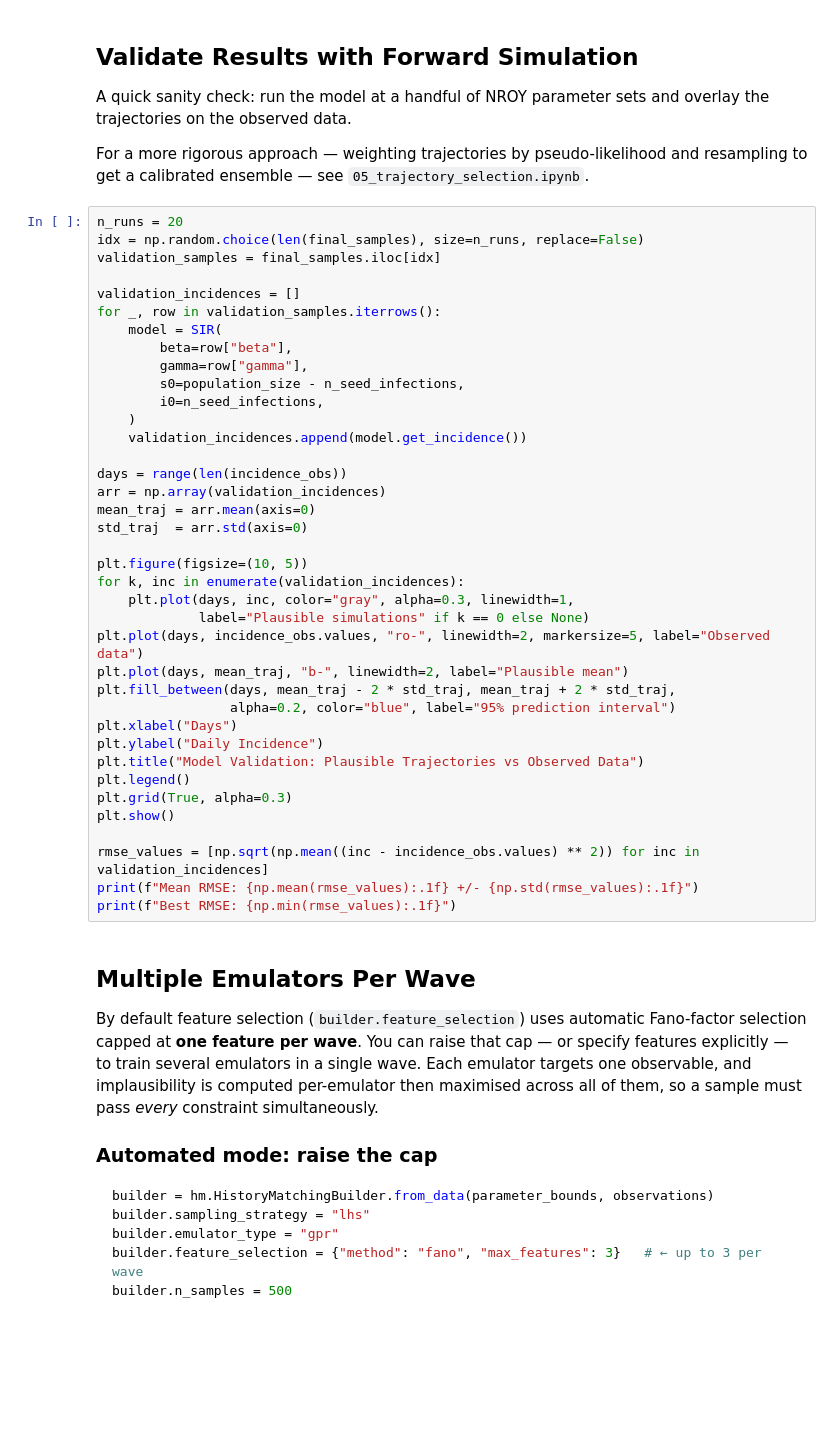
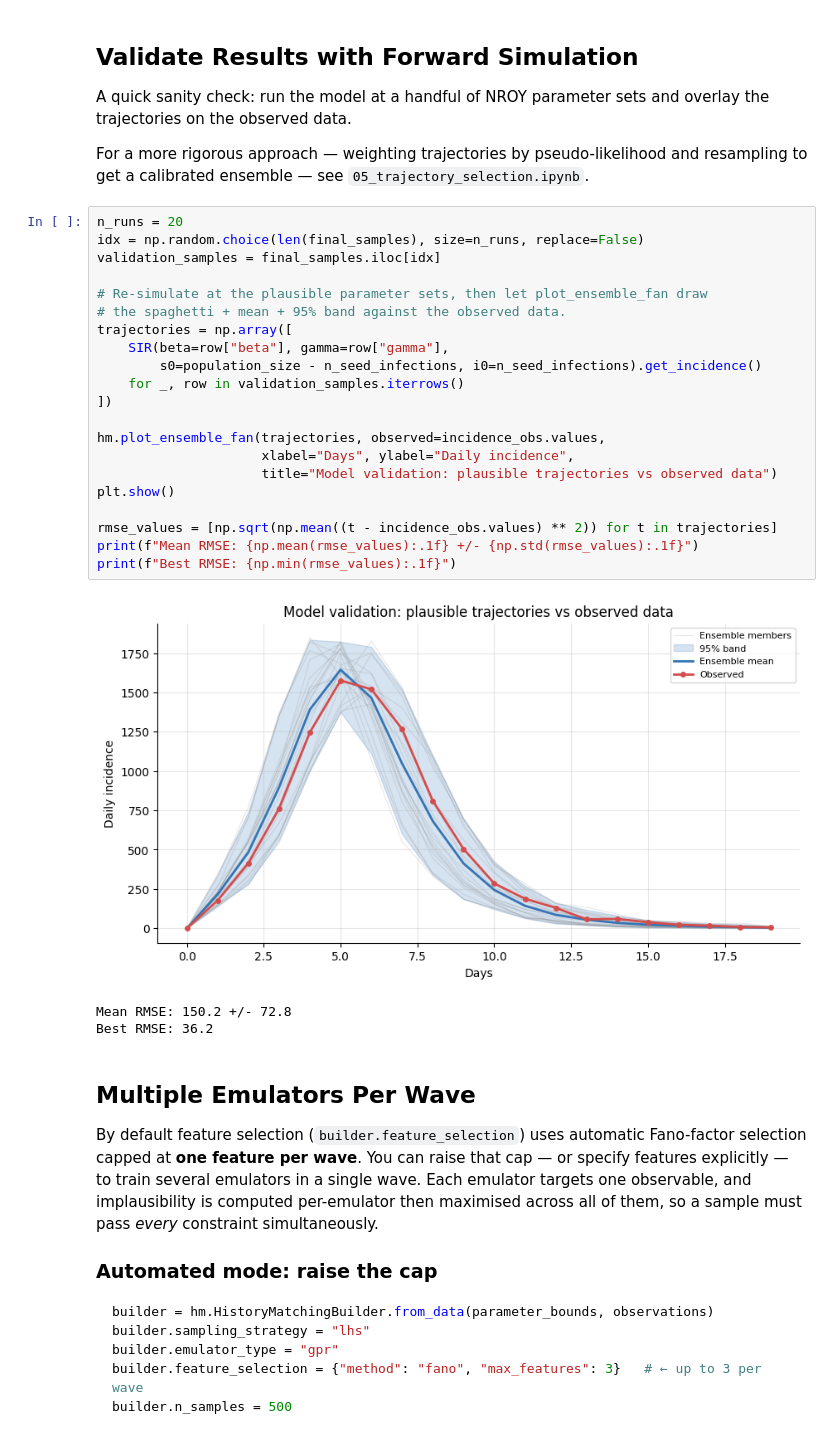
Before and after one commit to InstituteforDiseaseModeling/historymatching, a Jupyter notebook: docs/tutorials/01_basic_workflow.ipynb, the cells around one changed output. Saved outputs shown, nothing was run; the diff lists cells and outputs as text; blank space fills up the shorter version.

```diff
--- a/docs/tutorials/01_basic_workflow.ipynb
+++ b/docs/tutorials/01_basic_workflow.ipynb
@@ -236,41 +274,28 @@ resampling to get a calibrated ensemble — see `05_trajectory_selection.ipynb`.
 # %%
 n_runs = 20
 idx = np.random.choice(len(final_samples), size=n_runs, replace=False)
 validation_samples = final_samples.iloc[idx]
 
-validation_incidences = []
-for _, row in validation_samples.iterrows():
-    model = SIR(
-        beta=row["beta"],
-        gamma=row["gamma"],
-        s0=population_size - n_seed_infections,
-        i0=n_seed_infections,
-    )
-    validation_incidences.append(model.get_incidence())
+# Re-simulate at the plausible parameter sets, then let plot_ensemble_fan draw
+# the spaghetti + mean + 95% band against the observed data.
+trajectories = np.array([
+    SIR(beta=row["beta"], gamma=row["gamma"],
+        s0=population_size - n_seed_infections, i0=n_seed_infections).get_incidence()
+    for _, row in validation_samples.iterrows()
+])
 
-days = range(len(incidence_obs))
-arr = np.array(validation_incidences)
-mean_traj = arr.mean(axis=0)
-std_traj  = arr.std(axis=0)
-
-plt.figure(figsize=(10, 5))
-for k, inc in enumerate(validation_incidences):
-    plt.plot(days, inc, color="gray", alpha=0.3, linewidth=1,
-             label="Plausible simulations" if k == 0 else None)
-plt.plot(days, incidence_obs.values, "ro-", linewidth=2, markersize=5, label="Observed data")
-plt.plot(days, mean_traj, "b-", linewidth=2, label="Plausible mean")
-plt.fill_between(days, mean_traj - 2 * std_traj, mean_traj + 2 * std_traj,
-                 alpha=0.2, color="blue", label="95% prediction interval")
-plt.xlabel("Days")
-plt.ylabel("Daily Incidence")
-plt.title("Model Validation: Plausible Trajectories vs Observed Data")
-plt.legend()
-plt.grid(True, alpha=0.3)
+hm.plot_ensemble_fan(trajectories, observed=incidence_obs.values,
+                     xlabel="Days", ylabel="Daily incidence",
+                     title="Model validation: plausible trajectories vs observed data")
 plt.show()
 
-rmse_values = [np.sqrt(np.mean((inc - incidence_obs.values) ** 2)) for inc in validation_incidences]
+rmse_values = [np.sqrt(np.mean((t - incidence_obs.values) ** 2)) for t in trajectories]
 print(f"Mean RMSE: {np.mean(rmse_values):.1f} +/- {np.std(rmse_values):.1f}")
 print(f"Best RMSE: {np.min(rmse_values):.1f}")
+# %% [output]
+[figure, added]
+Mean RMSE: 150.2 +/- 72.8
+Best RMSE: 36.2
 # %% [markdown]
 ## Multiple Emulators Per Wave
 
```
Also changed, not shown: parts of 9 cells of this notebook, 21 other files.
